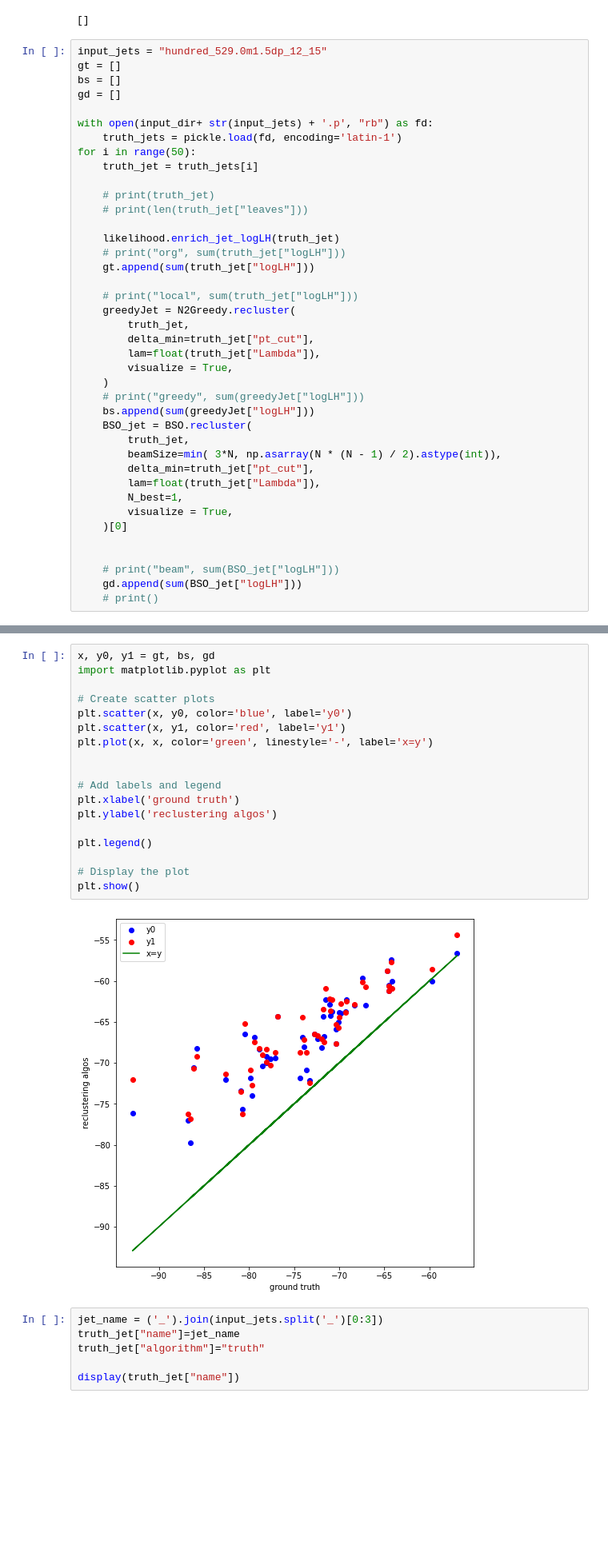
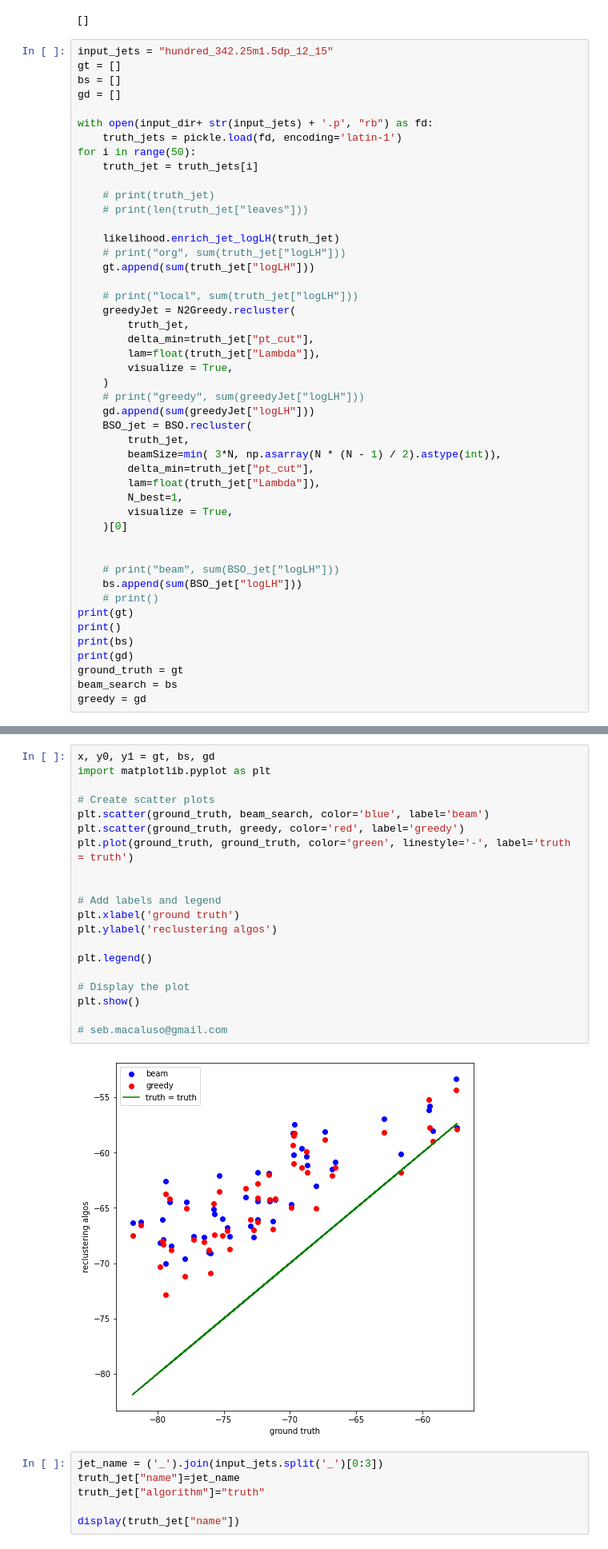
Before and after one commit to Albertyangyhm/StandardHC, a Jupyter notebook: examples/visualizeAlgorithms_invM.ipynb, the cells around one changed output, grey strips where cells are left out. Shown: that part at 80% size. Saved outputs shown, nothing was run; the diff lists cells and outputs as text; blank space fills up the shorter version.

Commit message:
plots updated

```diff
--- a/examples/visualizeAlgorithms_invM.ipynb
+++ b/examples/visualizeAlgorithms_invM.ipynb
@@ -129,7 +129,7 @@ print(truth_jets[0])
 # %% [output]
 []
 # %%
-input_jets = "hundred_529.0m1.5dp_12_15"
+input_jets = "hundred_342.25m1.5dp_12_15"
 gt = []
 bs = []
 gd = []
@@ -154,7 +154,7 @@ for i in range(50):
         visualize = True,
     )
     # print("greedy", sum(greedyJet["logLH"]))
-    bs.append(sum(greedyJet["logLH"]))
+    gd.append(sum(greedyJet["logLH"]))
     BSO_jet = BSO.recluster(
         truth_jet,
         beamSize=min( 3*N, np.asarray(N * (N - 1) / 2).astype(int)),
@@ -166,5 +166,12 @@ for i in range(50):
 
 
     # print("beam", sum(BSO_jet["logLH"]))
-    gd.append(sum(BSO_jet["logLH"]))
+    bs.append(sum(BSO_jet["logLH"]))
     # print()
+print(gt)
+print()
+print(bs)
+print(gd)
+ground_truth = gt
+beam_search = bs
+greedy = gd
@@ -171,23 +189,25 @@ for i in range(50):
 # %%
 x, y0, y1 = gt, bs, gd
 import matplotlib.pyplot as plt
 
 # Create scatter plots
-plt.scatter(x, y0, color='blue', label='y0')
-plt.scatter(x, y1, color='red', label='y1')
-plt.plot(x, x, color='green', linestyle='-', label='x=y')
+plt.scatter(ground_truth, beam_search, color='blue', label='beam')
+plt.scatter(ground_truth, greedy, color='red', label='greedy')
+plt.plot(ground_truth, ground_truth, color='green', linestyle='-', label='truth = truth')
 
 
 # Add labels and legend
 plt.xlabel('ground truth')
 plt.ylabel('reclustering algos')
 
 plt.legend()
 
 # Display the plot
 plt.show()
+
+# seb.macaluso@gmail.com
 # %% [output]
-[figure, old version]
+[figure, new version]
 # %%
 jet_name = ('_').join(input_jets.split('_')[0:3])
 truth_jet["name"]=jet_name
```
Also changed, not shown: parts of 4 cells of this notebook, 11 other files.
